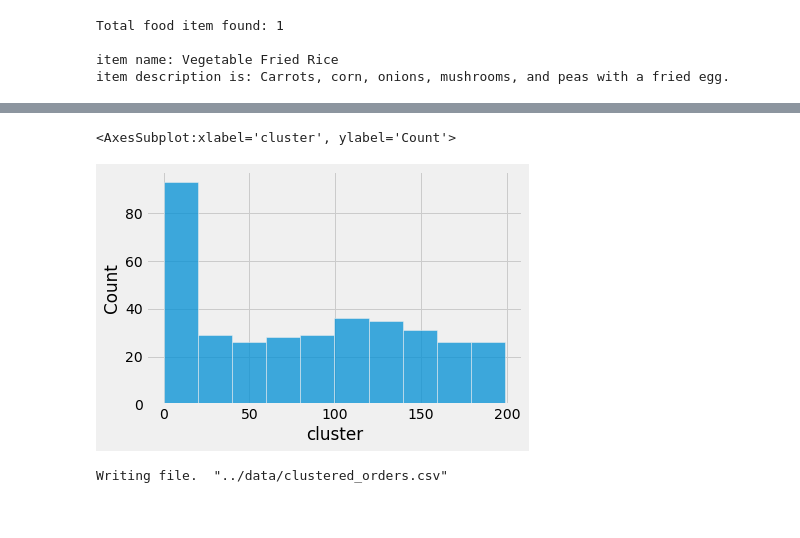
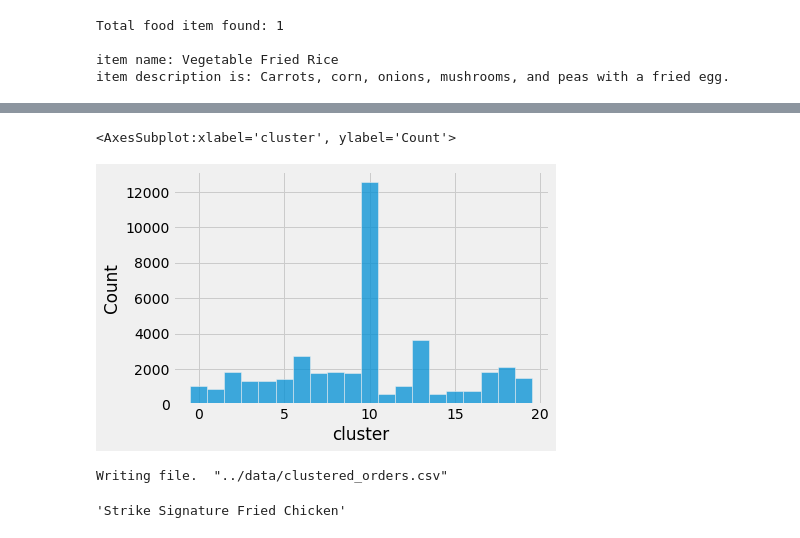
Before and after one commit to nakisa84/personalized-food-recommendation, a Jupyter notebook: notebooks/content-based-recommender.ipynb, the cells around one changed output, grey strips where cells are left out. Cells and saved outputs as stored; diff of their text form; code cells hidden in the pictures.

```diff
--- a/notebooks/content-based-recommender.ipynb
+++ b/notebooks/content-based-recommender.ipynb
@@ -297,9 +313,9 @@ kmeans_kwargs = {
 
 # making a list of sum of squared errors for different cluster amounts (1-19)
 sse = []
-for k in range(1, 50):
+for k in range(2, 50):
     kmeans = KMeans(n_clusters=k, **kmeans_kwargs)
-    kmeans.fit(orders_count_matrix)
+    kmeans.fit(pca_trasnform)
     sse.append(kmeans.inertia_)
 # %%
 print(sse)
@@ -319,9 +335,9 @@ plt.show()
 silhouette_coefficients = []
 
 for k in range(2, 50):
-    kmeans = KMeans(n_clusters=k)
-    kmeans.fit(orders_count_matrix)
-    score = silhouette_score(orders_count_matrix, kmeans.labels_)
+    kmeans = KMeans(n_clusters=k,**kmeans_kwargs)
+    kmeans.fit(pca_trasnform)
+    score = silhouette_score(pca_trasnform, kmeans.labels_)
     silhouette_coefficients.append(score)
 # %%
 max_score = max(silhouette_coefficients)
@@ -395,16 +367,16 @@ for eps in eps_list:
 #comparing silhouette scores for 2 algos
 
 # Instantiate k-means and dbscan algorithms
-kmeans = KMeans(n_clusters=200)
+kmeans = KMeans(n_clusters=20)
 dbscan = DBSCAN(eps=2.2)
 
 # Fit the algorithms to the features
-kmeans.fit(orders_count_matrix)
-dbscan.fit(orders_count_matrix)
+kmeans.fit(pca_trasnform)
+dbscan.fit(pca_trasnform)
 
 # Compute the silhouette scores for each algorithm
-kmeans_silhouette = silhouette_score(orders_count_matrix, kmeans.labels_).round(2)
-dbscan_silhouette = silhouette_score(orders_count_matrix, dbscan.labels_).round (2)
+kmeans_silhouette = silhouette_score(pca_trasnform, kmeans.labels_).round(2)
+dbscan_silhouette = silhouette_score(pca_trasnform, dbscan.labels_).round (2)
 
 # comapring the KMeans and DBscan silhouette scores
 kmeans_silhouette, dbscan_silhouette
@@ -413,4 +385,4 @@ kmeans_silhouette, dbscan_silhouette
 # %%
-kmeans = KMeans(n_clusters=200)
-orders['cluster'] = kmeans.fit_predict(orders_count_matrix)
+kmeans = KMeans(n_clusters=18)
+items['cluster'] = kmeans.fit_predict(pca_trasnform)
 # %%
@@ -457,9 +408,9 @@ Name: cluster, Length: 200, dtype: int64
 # %%
-import seaborn as sns
-sns.histplot(data=clustered_orders, x='cluster')
+clustered_orders = items[['Id','cluster','Name','tokens']]
+sns.histplot(data=clustered_orders, x='cluster', discrete=True)
 # %% [output]
 <AxesSubplot:xlabel='cluster', ylabel='Count'>
-[figure, old version]
+[figure, new version]
 # %%
 fpath = '../data'
 library.utils.save_file(clustered_orders,'clustered_orders.csv',fpath)
@@ -467,0 +428,6 @@ Writing file.  "../data/clustered_orders.csv"
+# %%
+names = list(set(items.Name))
+sample_name = items[items.Name == random.choice(names)].Name.values[0]
+sample_name
+# %% [output]
+'Strike Signature Fried Chicken'
```
Also changed, not shown: parts of 25 cells of this notebook, 3 other files.
